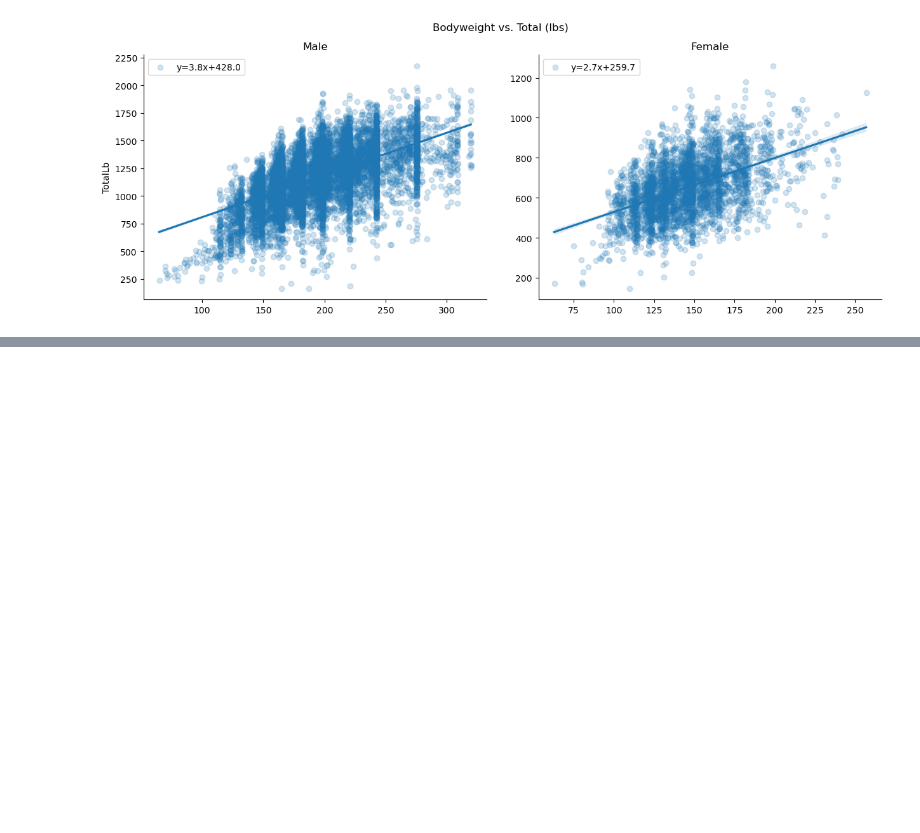
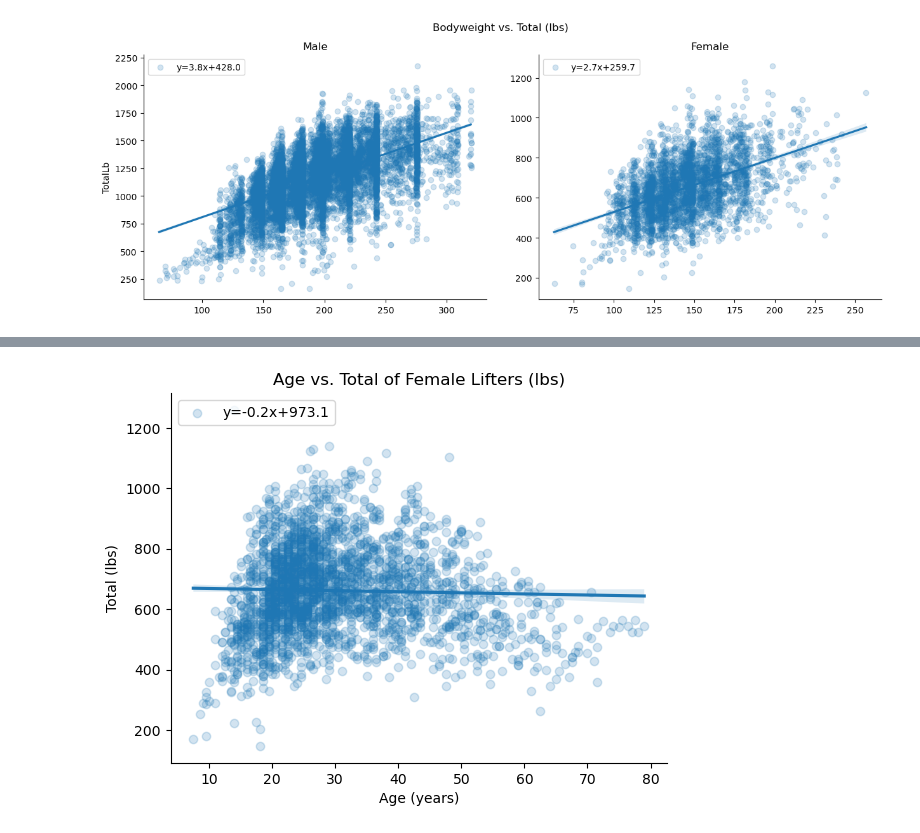
Before and after one commit to Silver0524/NJ-Powerlifting-EDA, a Jupyter notebook: Powerlifting EDA.ipynb, the cells around one changed output, grey strips where cells are left out. Saved outputs shown, nothing was run; the diff lists cells and outputs as text; code cells hidden in the pictures; blank space fills up the shorter version.

```diff
--- a/Powerlifting EDA.ipynb
+++ b/Powerlifting EDA.ipynb
@@ -725,0 +764,8 @@ Overall I'm not super surprised by these results, with the y-intercept for men a
+# %%
+# Plotting bodyweight vs total of female lifters
+slope_f, intercept_f, r_value_f, p_value_f, se_f = stats.linregress(nj_with_age.loc[nj.Sex=='F', 'Age'], nj_with_age.loc[nj.Sex=='F', 'TotalLb'])
+
+sb.regplot(y='TotalLb', x='Age', data=nj_with_age[nj_with_age.Sex == 'F'], scatter_kws={'alpha':0.2}, label='y={0:.1f}x+{1:.1f}'.format(slope_f, intercept_f)).legend(loc='upper left')
+label_and_despine('Age vs. Total of Female Lifters (lbs)', 'Age (years)', 'Total (lbs)')
+# %% [output]
+[figure, added]
```
Also changed, not shown: parts of 16 cells of this notebook.
